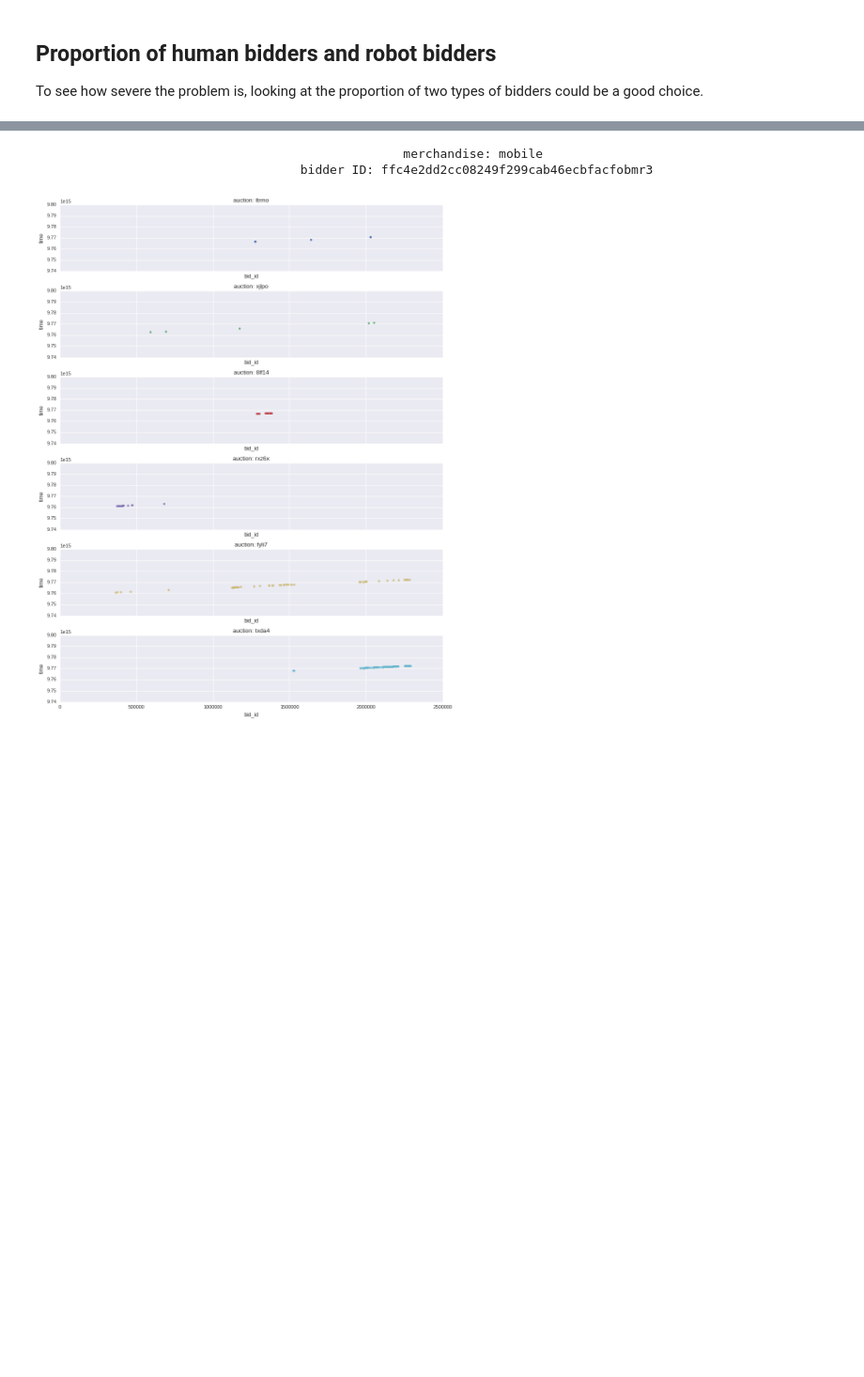
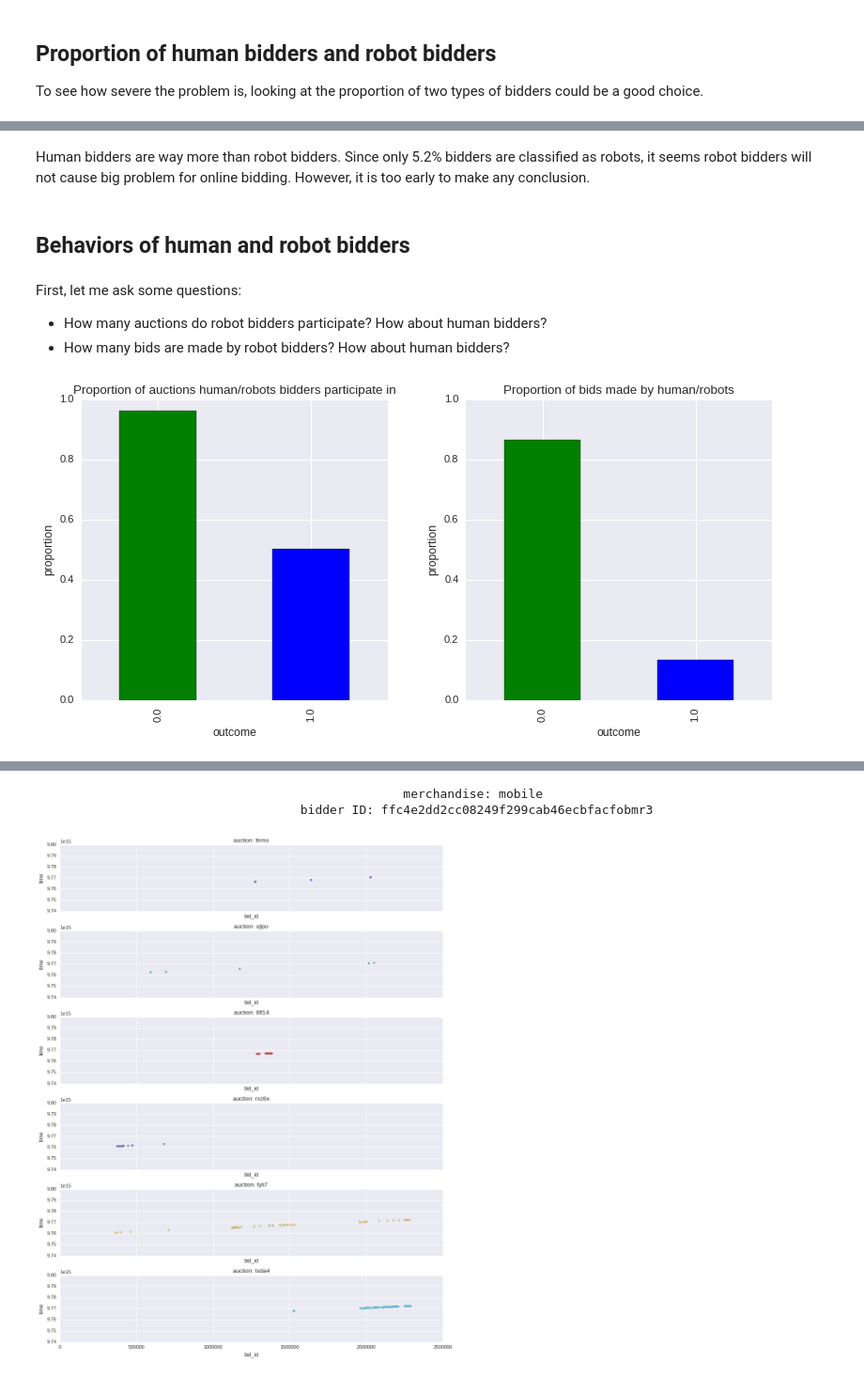
Before and after one commit to Z-Yang-328/Online-Auction-Analytics, a Jupyter notebook: Capstone Project/Data_Story_Capstone.ipynb, the cells around one changed output, grey strips where cells are left out. Shown: that part at 94% size. Drawn from its saved outputs; the diff is of its cells as text; code cells hidden in the pictures; blank space fills up the shorter version.

```diff
--- a/Capstone Project/Data_Story_Capstone.ipynb
+++ b/Capstone Project/Data_Story_Capstone.ipynb
@@ -296,0 +337,26 @@ Let's think about the same problem in another way:
+# %% [markdown]
+Human bidders are way more than robot bidders. Since only 5.2% bidders are classified as robots, it seems robot bidders will not cause big problem for online bidding. However, it is too early to make any conclusion.
+# %% [markdown]
+## Behaviors of human and robot bidders
+# %% [markdown]
+First, let me ask some questions:
+* How many auctions do robot bidders participate? How about human bidders?
+* How many bids are made by robot bidders? How about human bidders?
+# %%
+auc_plot = (train_bid.groupby(['outcome','auction']).count().bid_id)\
+                                         .reset_index().drop('auction', axis = 1).groupby('outcome').count()\
+                                         .bid_id/train_bid.auction.nunique()
+fig, axes = plt.subplots(ncols=2, nrows=1, figsize= (10,5))
+_ = auc_plot.plot(kind='bar', color=['g','b'], ax=axes[0])
+_ = axes[0].set_xticks(range(2), ['human', 'robot'])
+_ = axes[0].set_ylabel('proportion')
+_ = axes[0].set_title('Proportion of auctions human/robots bidders participate in')
+
+_ = (train_bid.groupby('outcome').count().bid_id/len(train_bid)).plot(kind='bar', color=['g','b'], ax=axes[1])
+_ = axes[1].set_xticks(range(2), ['human', 'robot'])
+_ = axes[1].set_ylim([0,1])
+_ = axes[1].set_ylabel('proportion')
+_ = axes[1].set_title('Proportion of bids made by human/robots')
+plt.tight_layout()
+# %% [output]
+[figure, added]
```
Also changed, not shown: parts of 50 cells of this notebook.
